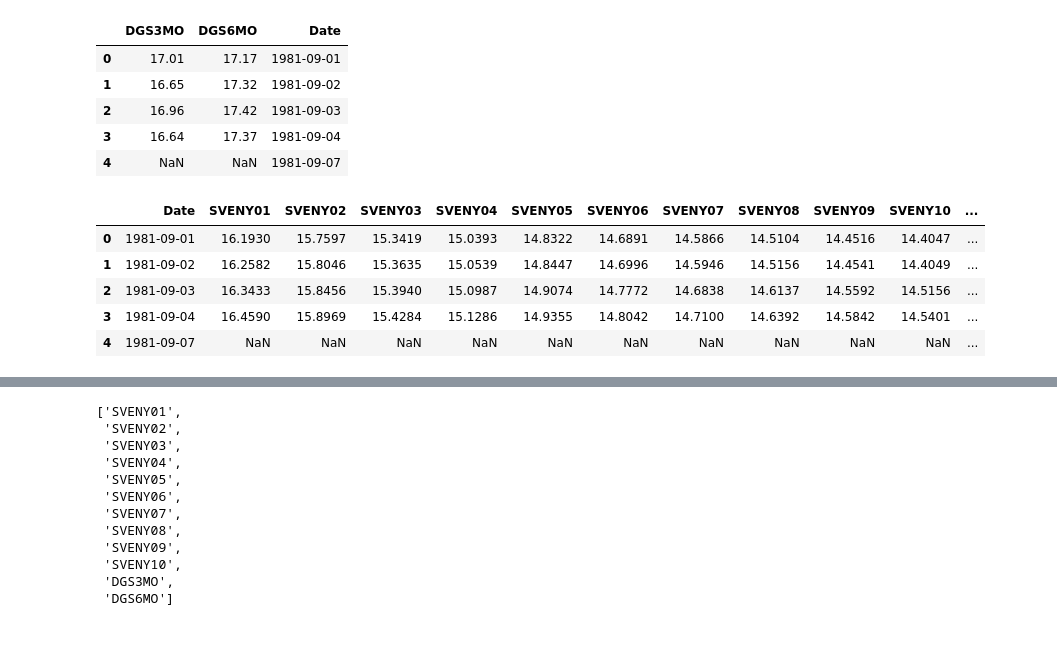
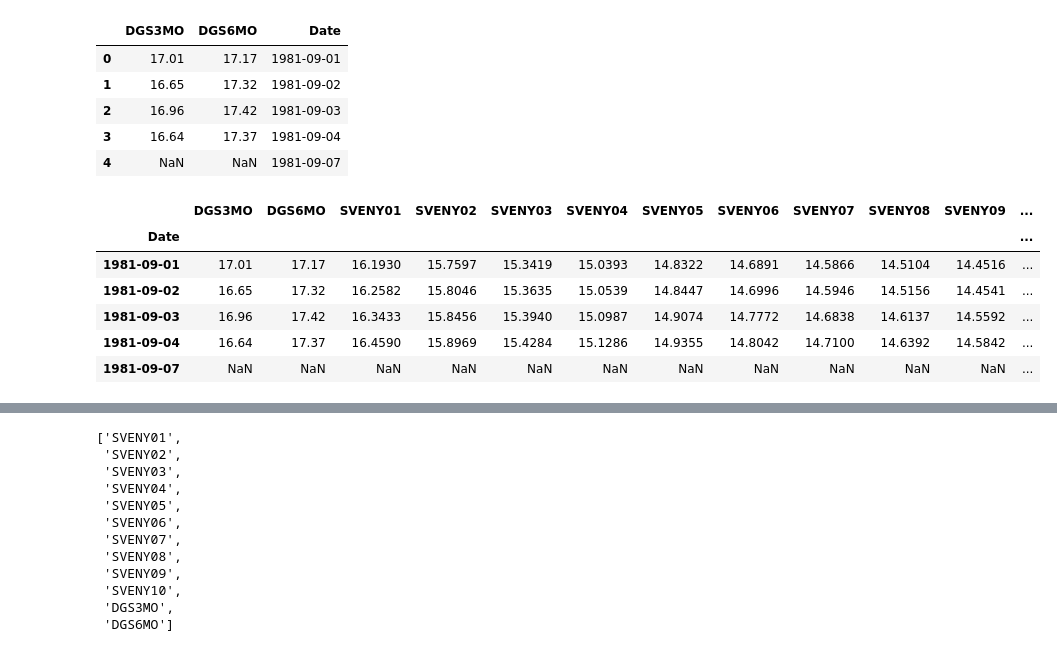
Before and after one commit to ygxu01/credit-default-swap-returns-replication, a Jupyter notebook: src/draft_replication_2001.ipynb, the cells around one changed output, grey strips where cells are left out. Saved outputs shown, nothing was run; the diff lists cells and outputs as text; code cells hidden in the pictures.

```diff
--- a/src/draft_replication_2001.ipynb
+++ b/src/draft_replication_2001.ipynb
@@ -73,14 +86,15 @@ df_treasury.head(5)
 | 4 | NaN | NaN | 1981-09-07 |
 # %%
 rf_columns = ["Date", "SVENY01", "SVENY02", "SVENY03", "SVENY04","SVENY05","SVENY06", "SVENY07","SVENY08","SVENY09", "SVENY10"]
-df_rf = df[rf_columns].merge(df_treasury, on = "Date")
+df_rf = df_treasury.merge(df[rf_columns], on = "Date").set_index("Date")
 df_rf.head(5)
 # %% [output]
-|  | Date | SVENY01 | SVENY02 | SVENY03 | SVENY04 | SVENY05 | SVENY06 | SVENY07 | SVENY08 | SVENY09 | SVENY10 | ... |
-| 0 | 1981-09-01 | 16.1930 | 15.7597 | 15.3419 | 15.0393 | 14.8322 | 14.6891 | 14.5866 | 14.5104 | 14.4516 | 14.4047 | ... |
-| 1 | 1981-09-02 | 16.2582 | 15.8046 | 15.3635 | 15.0539 | 14.8447 | 14.6996 | 14.5946 | 14.5156 | 14.4541 | 14.4049 | ... |
-| 2 | 1981-09-03 | 16.3433 | 15.8456 | 15.3940 | 15.0987 | 14.9074 | 14.7772 | 14.6838 | 14.6137 | 14.5592 | 14.5156 | ... |
-| 3 | 1981-09-04 | 16.4590 | 15.8969 | 15.4284 | 15.1286 | 14.9355 | 14.8042 | 14.7100 | 14.6392 | 14.5842 | 14.5401 | ... |
-| 4 | 1981-09-07 | NaN | NaN | NaN | NaN | NaN | NaN | NaN | NaN | NaN | NaN | ... |
+|  | DGS3MO | DGS6MO | SVENY01 | SVENY02 | SVENY03 | SVENY04 | SVENY05 | SVENY06 | SVENY07 | SVENY08 | SVENY09 | ... |
+| Date |  |  |  |  |  |  |  |  |  |  |  | ... |
+| 1981-09-01 | 17.01 | 17.17 | 16.1930 | 15.7597 | 15.3419 | 15.0393 | 14.8322 | 14.6891 | 14.5866 | 14.5104 | 14.4516 | ... |
+| 1981-09-02 | 16.65 | 17.32 | 16.2582 | 15.8046 | 15.3635 | 15.0539 | 14.8447 | 14.6996 | 14.5946 | 14.5156 | 14.4541 | ... |
+| 1981-09-03 | 16.96 | 17.42 | 16.3433 | 15.8456 | 15.3940 | 15.0987 | 14.9074 | 14.7772 | 14.6838 | 14.6137 | 14.5592 | ... |
+| 1981-09-04 | 16.64 | 17.37 | 16.4590 | 15.8969 | 15.4284 | 15.1286 | 14.9355 | 14.8042 | 14.7100 | 14.6392 | 14.5842 | ... |
+| 1981-09-07 | NaN | NaN | NaN | NaN | NaN | NaN | NaN | NaN | NaN | NaN | NaN | ... |
 # %%
 df_rf = df_rf.sort_values(by='Date')
```
Also changed, not shown: parts of 18 cells of this notebook, 4 other files.
